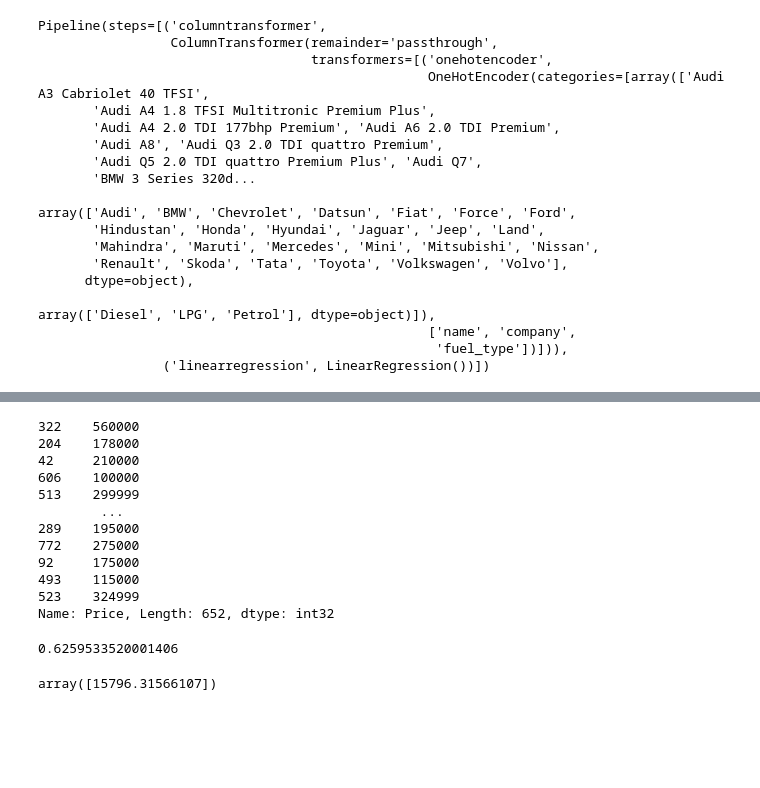
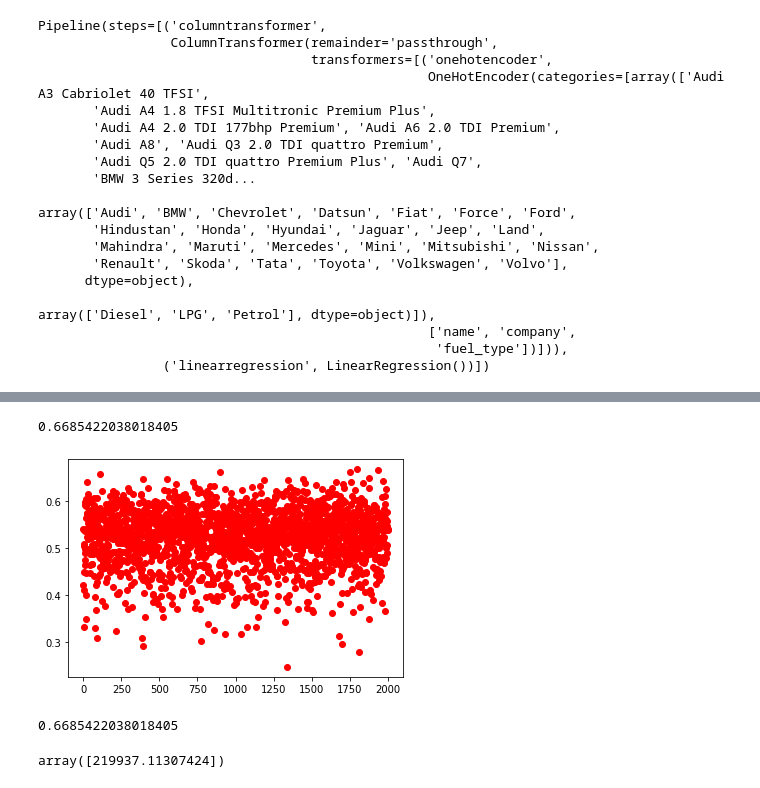
Before and after one commit to souvik0306/ML-Coursera, a Jupyter notebook: Car_Price.ipynb, the cells around one changed output, grey strips where cells are left out. Saved outputs shown, nothing was run; the diff lists cells and outputs as text; code cells hidden in the pictures; blank space fills up the shorter version.

Commit message:
Visualisation

```diff
--- a/Car_Price.ipynb
+++ b/Car_Price.ipynb
@@ -311,36 +311,26 @@ r2_score(y_test,y_pred)
 # %%
 scores = []
-for i in range(1000):
-   x_train,x_test,y_train,y_test = train_test_split(x,y,test_size=0.8,random_state=i)
+for i in range(2000):
+   x_train,x_test,y_train,y_test = train_test_split(x,y,test_size=0.7,random_state=i)
    lr = LinearRegression()
    pipe = make_pipeline(column_trans,lr)
    pipe.fit(x_train,y_train)
    y_pred = pipe.predict(x_test)
    scores.append(r2_score(y_test,y_pred))
+   plt.plot(i,scores[i],'ro')
+scores[np.argmax(scores)]
+# %% [output]
+0.6685422038018405
+[figure, added]
-# %%
-y_test
-# %% [output]
-322    560000
-204    178000
-42     210000
-606    100000
-513    299999
-        ...
-289    195000
-772    275000
-92     175000
-493    115000
-523    324999
-Name: Price, Length: 652, dtype: int32
 # %%
 import numpy as np
 scores[np.argmax(scores)]
 # %% [output]
-0.6259533520001406
+0.6685422038018405
 # %%
 import pickle
 pickle.dump(pipe,open('LinearRegressionModel.pkl','wb'))
 # %%
 pipe.predict(pd.DataFrame([['Maruti Suzuki Swift','Maruti',2019,100,'Petrol']],columns=['name','company','year','kms_driven','fuel_type']))
 # %% [output]
-array([15796.31566107])
+array([219937.11307424])
```
Also changed, not shown: parts of 1 cell of this notebook, 2 other files.
